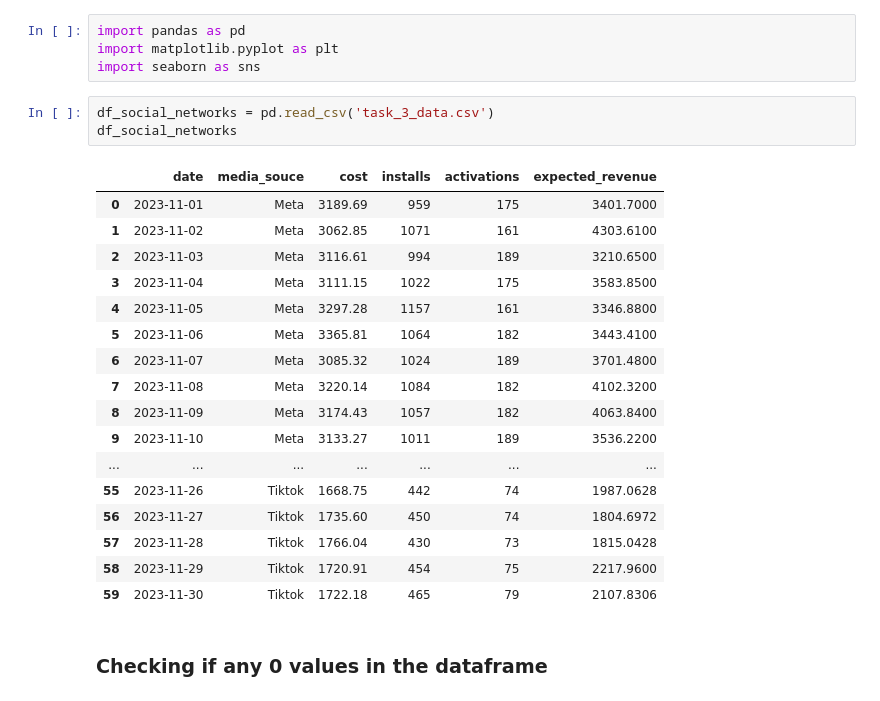
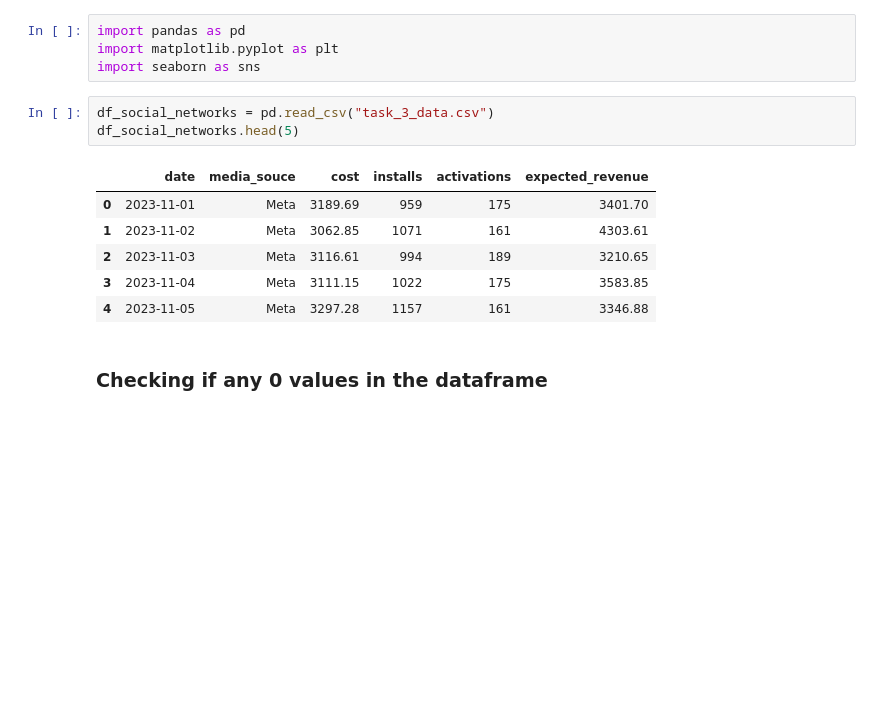
Before and after one commit to panicua/tt_keiki, a Jupyter notebook: task_num_3/dashboard_calculations.ipynb, the cells around one changed output. Cells and saved outputs as stored; diff of their text form; blank space fills up the shorter version.

```diff
--- a/task_num_3/dashboard_calculations.ipynb
+++ b/task_num_3/dashboard_calculations.ipynb
@@ -3,26 +3,15 @@ import pandas as pd
 import matplotlib.pyplot as plt
 import seaborn as sns
 # %%
-df_social_networks = pd.read_csv('task_3_data.csv')
-df_social_networks
+df_social_networks = pd.read_csv("task_3_data.csv")
+df_social_networks.head(5)
 # %% [output]
 |  | date | media_souce | cost | installs | activations | expected_revenue |
-| 0 | 2023-11-01 | Meta | 3189.69 | 959 | 175 | 3401.7000 |
-| 1 | 2023-11-02 | Meta | 3062.85 | 1071 | 161 | 4303.6100 |
-| 2 | 2023-11-03 | Meta | 3116.61 | 994 | 189 | 3210.6500 |
-| 3 | 2023-11-04 | Meta | 3111.15 | 1022 | 175 | 3583.8500 |
-| 4 | 2023-11-05 | Meta | 3297.28 | 1157 | 161 | 3346.8800 |
-| 5 | 2023-11-06 | Meta | 3365.81 | 1064 | 182 | 3443.4100 |
-| 6 | 2023-11-07 | Meta | 3085.32 | 1024 | 189 | 3701.4800 |
-| 7 | 2023-11-08 | Meta | 3220.14 | 1084 | 182 | 4102.3200 |
-| 8 | 2023-11-09 | Meta | 3174.43 | 1057 | 182 | 4063.8400 |
-| 9 | 2023-11-10 | Meta | 3133.27 | 1011 | 189 | 3536.2200 |
-| ... | ... | ... | ... | ... | ... | ... |
-| 55 | 2023-11-26 | Tiktok | 1668.75 | 442 | 74 | 1987.0628 |
-| 56 | 2023-11-27 | Tiktok | 1735.60 | 450 | 74 | 1804.6972 |
-| 57 | 2023-11-28 | Tiktok | 1766.04 | 430 | 73 | 1815.0428 |
-| 58 | 2023-11-29 | Tiktok | 1720.91 | 454 | 75 | 2217.9600 |
-| 59 | 2023-11-30 | Tiktok | 1722.18 | 465 | 79 | 2107.8306 |
+| 0 | 2023-11-01 | Meta | 3189.69 | 959 | 175 | 3401.70 |
+| 1 | 2023-11-02 | Meta | 3062.85 | 1071 | 161 | 4303.61 |
+| 2 | 2023-11-03 | Meta | 3116.61 | 994 | 189 | 3210.65 |
+| 3 | 2023-11-04 | Meta | 3111.15 | 1022 | 175 | 3583.85 |
+| 4 | 2023-11-05 | Meta | 3297.28 | 1157 | 161 | 3346.88 |
 # %% [markdown]
 ### Checking if any 0 values in the dataframe
 # %%
```
Also changed, not shown: parts of 4 cells of this notebook.
